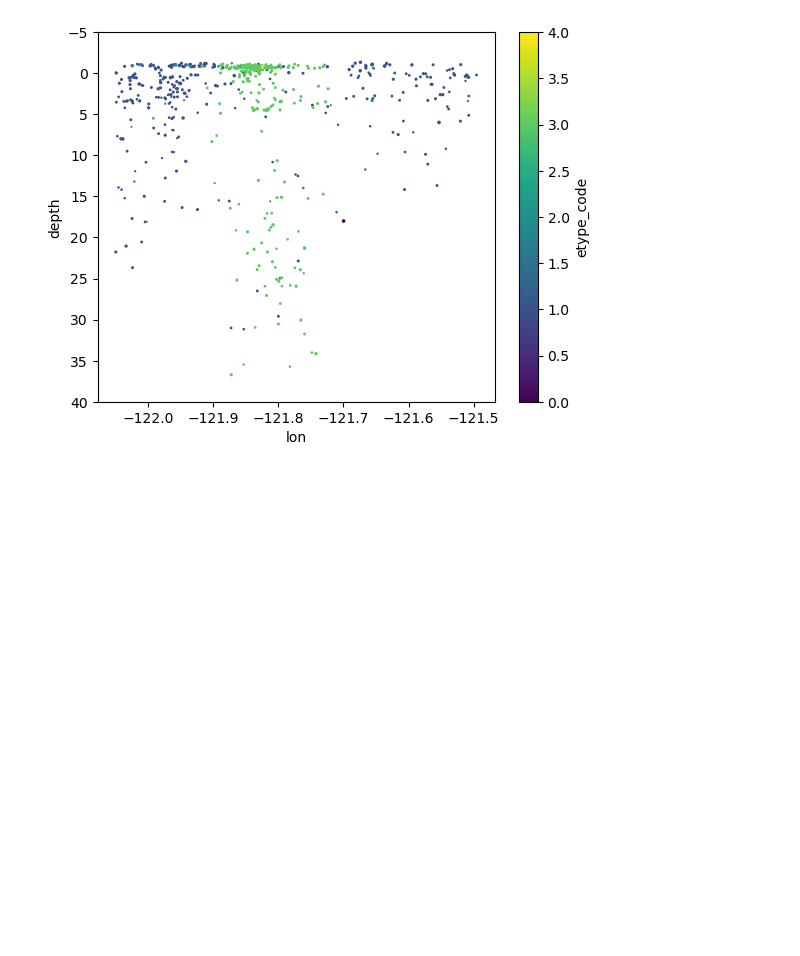
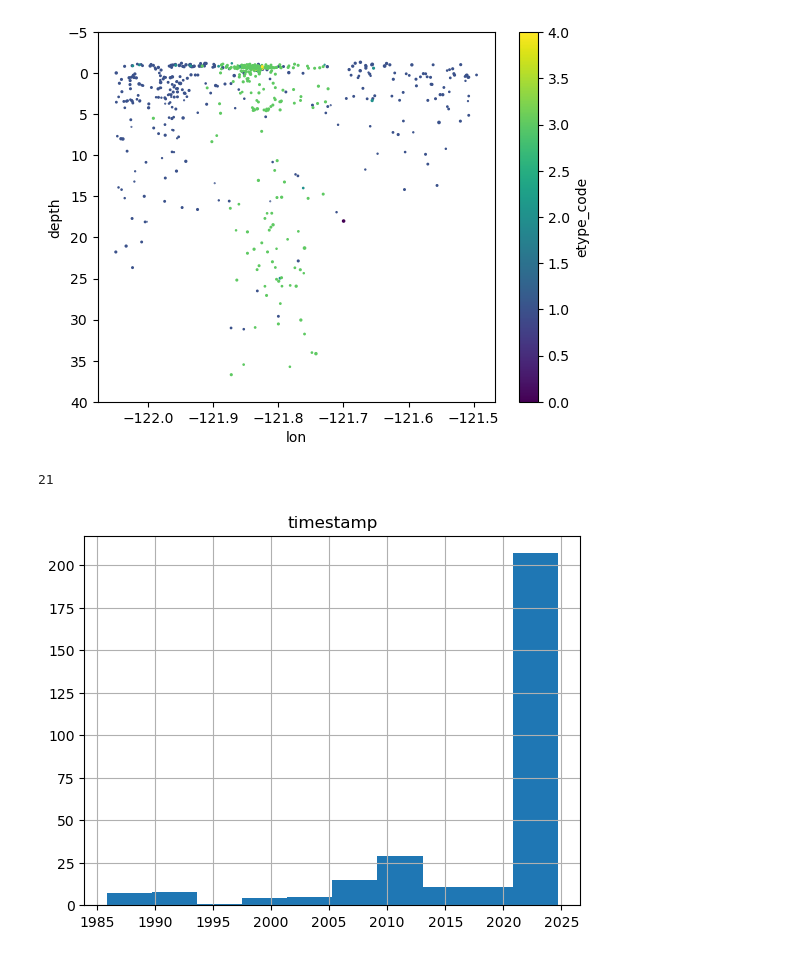
Before and after one commit to pnsn/Mt_Baker_LF_Research, a Jupyter notebook: src/Jupyter_Notebook/map_events.ipynb, the cells around one changed output. Saved outputs shown, nothing was run; the diff lists cells and outputs as text; code cells hidden in the pictures; blank space fills up the shorter version.

```diff
--- a/src/Jupyter_Notebook/map_events.ipynb
+++ b/src/Jupyter_Notebook/map_events.ipynb
@@ -50,3 +50,10 @@ Name: count, dtype: int64
 [figure]
 <Figure size 640x480 with 0 Axes>
 [figure]
+# %%
+df[df.etype=='lf'].hist('timestamp')
+# plt.ylim([40, -5])
+display(len(df[(df.etype=='lf') & (df.timestamp > pd.Timestamp('2009-01-01')) & (df.depth > 10)]))
+# %% [output]
+21
+[figure, added]
```
Also changed, not shown: parts of 1 cell of this notebook.
